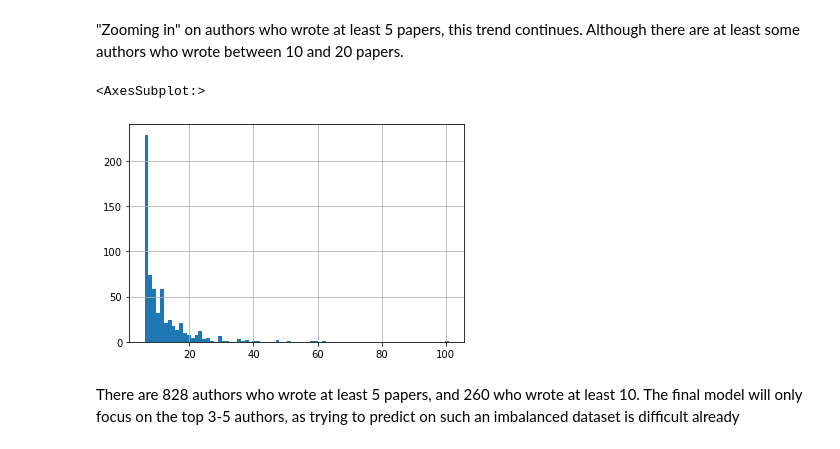
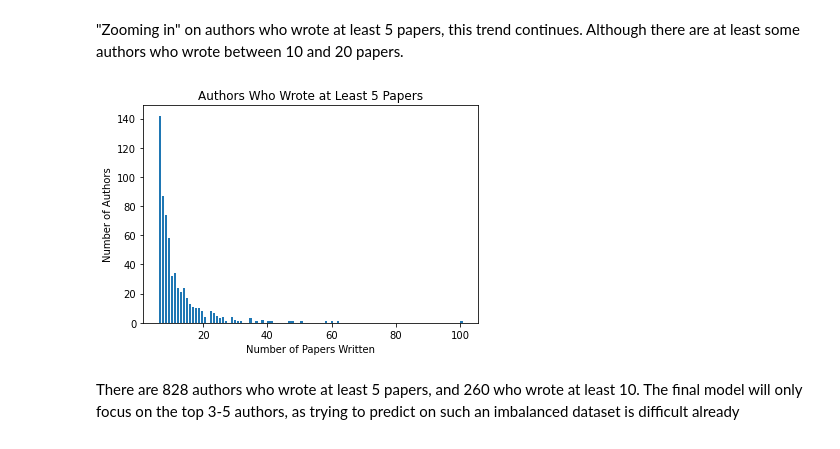
Before and after one commit to wwhite5/Springboard-Capstone-1-NLP, a Jupyter notebook: Notebooks/Data_Wrangling.ipynb, the cells around one changed output. Saved outputs shown, nothing was run; the diff lists cells and outputs as text; code cells hidden in the pictures.

```diff
--- a/Notebooks/Data_Wrangling.ipynb
+++ b/Notebooks/Data_Wrangling.ipynb
@@ -349,10 +352,13 @@ papers_per_auth['count'].hist(bins=79)
 # %% [markdown]
 "Zooming in" on authors who wrote at least 5 papers, this trend continues. Although there are at least some authors who wrote between 10 and 20 papers.
-# %%
-papers_per_auth.query('count > 5')['count'].hist(bins=79)
-# %% [output]
-<AxesSubplot:>
-[figure, removed]
+# %%
+plt.hist(papers_per_auth.query('count > 5')['count'], bins=101, rwidth=0.8)
+plt.title('Authors Who Wrote at Least 5 Papers')
+plt.ylabel('Number of Authors')
+plt.xlabel('Number of Papers Written')
+plt.show()
+# %% [output]
+[figure, added]
 # %% [markdown]
 There are 828 authors who wrote at least 5 papers, and 260 who wrote at least 10. The final model will only focus on the top 3-5 authors, as trying to predict on such an imbalanced dataset is difficult already
 # %%
```
Also changed, not shown: parts of 4 cells of this notebook, 5 other files.
